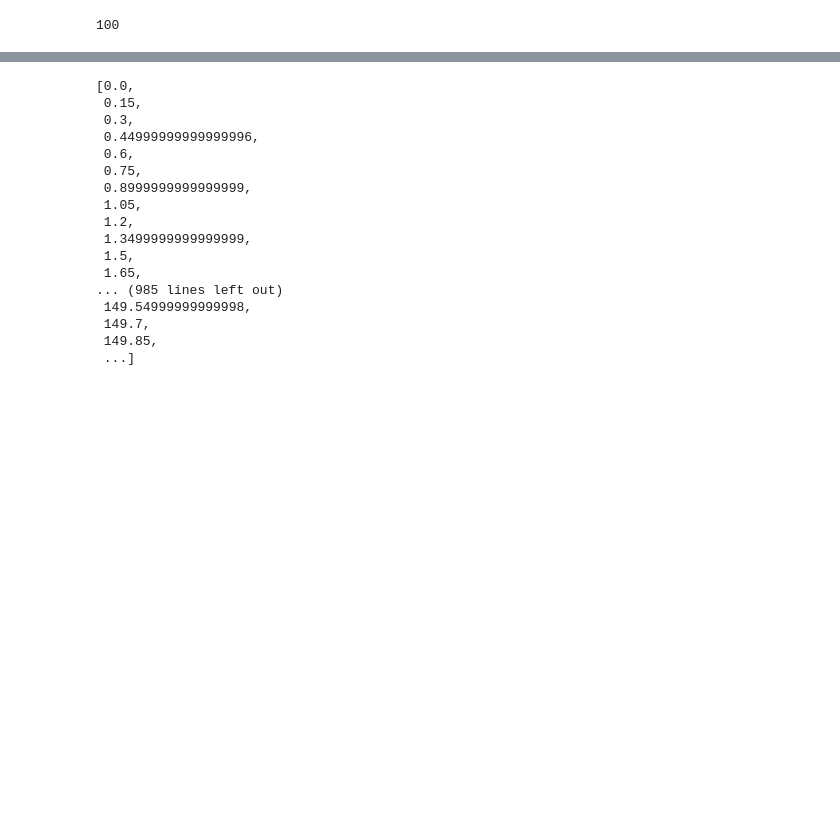
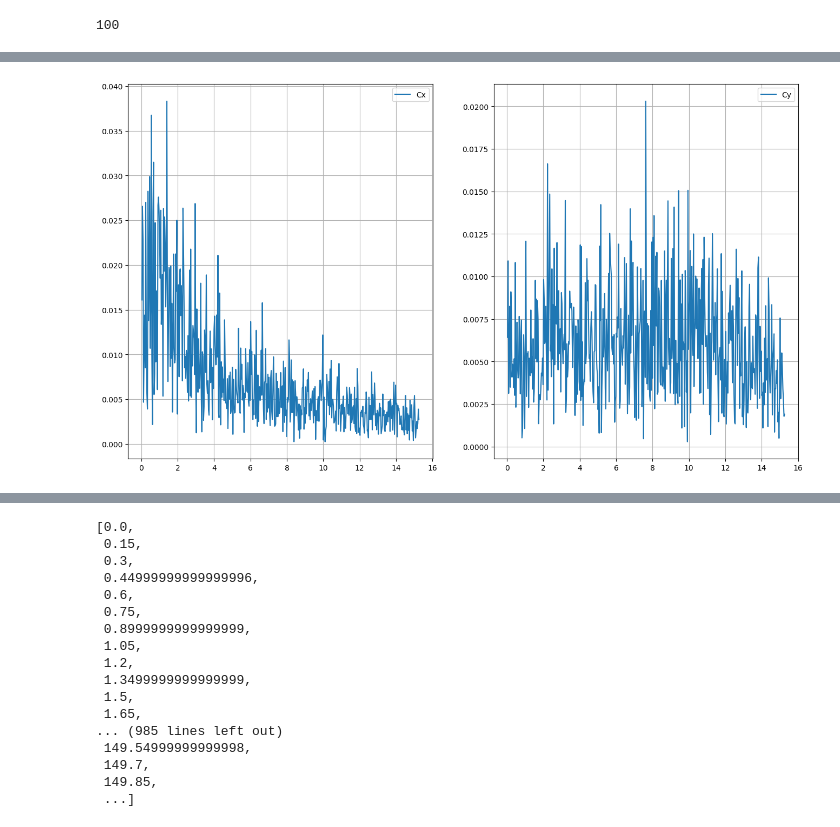
Before and after one commit to iliodium/data_base_sql, a Jupyter notebook: Untitled1.ipynb, the cells around one changed output, grey strips where cells are left out. Drawn from its saved outputs; the diff is of its cells as text; code cells hidden in the pictures; blank space fills up the shorter version.

```diff
--- a/Untitled1.ipynb
+++ b/Untitled1.ipynb
@@ -142,3 +155,24 @@ for coeff in pr_norm:
+# %%
+N = 32768
+yfCx = (1 / N) * (np.abs(fft(sum_int_x)))[1:N // 2]
+yfCy = (1 / N) * (np.abs(fft(sum_int_y)))[1:N // 2]
+
+FD = 1000
+xf = rfftfreq(N, 1 / FD)[1:N // 2]
+
+fig,graph = plt.subplots(1,2,figsize=(16,9))
+border = 500
+graph[0].plot(xf[:border], yfCx[:border], antialiased=True, label='Cx')
+graph[1].plot(xf[:border], yfCy[:border], antialiased=True, label='Cy')
+
+graph[0].legend()
+graph[1].legend()
+graph[0].grid()
+graph[1].grid()
+
+plt.show()
+# %% [output]
+[figure, added]
 # %%
 sum(sum_int_x)/32768
 # %% [output]
```
Also changed, not shown: parts of 6 cells of this notebook, 2 other files.
